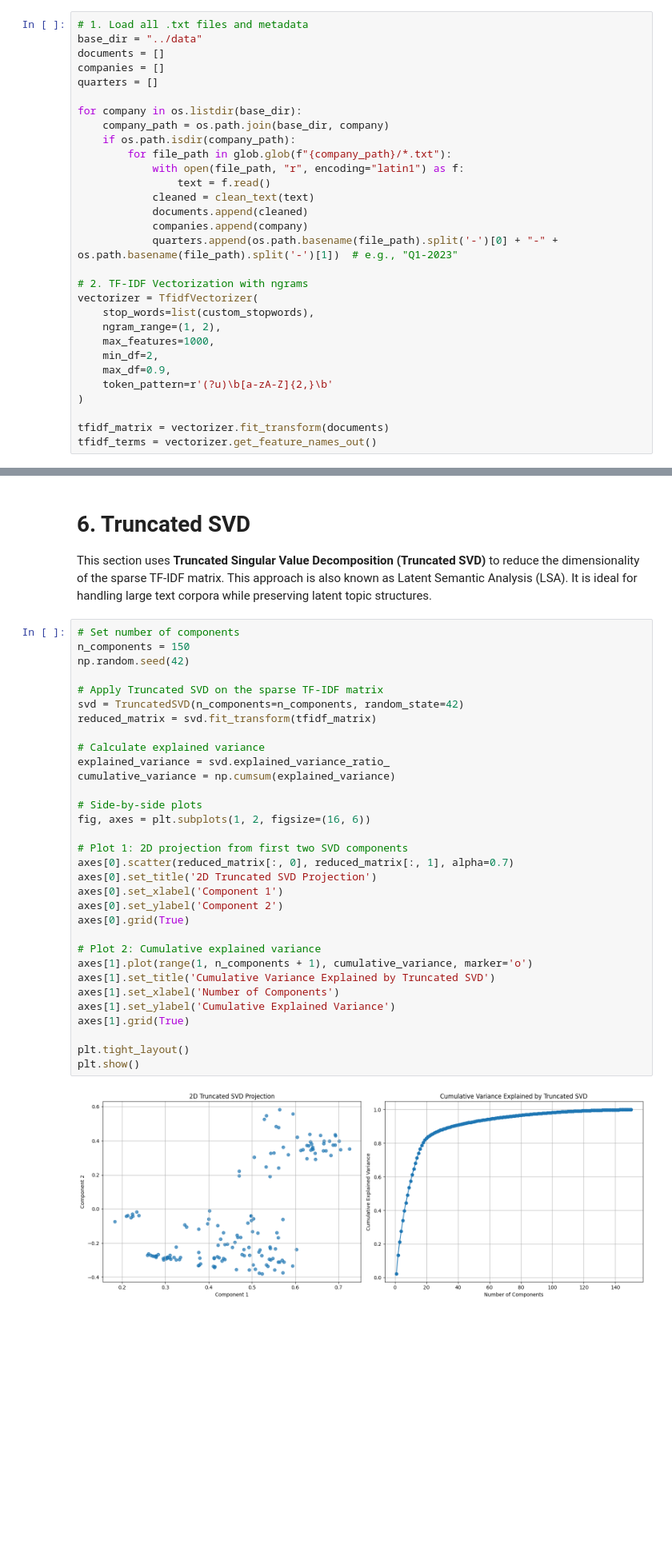
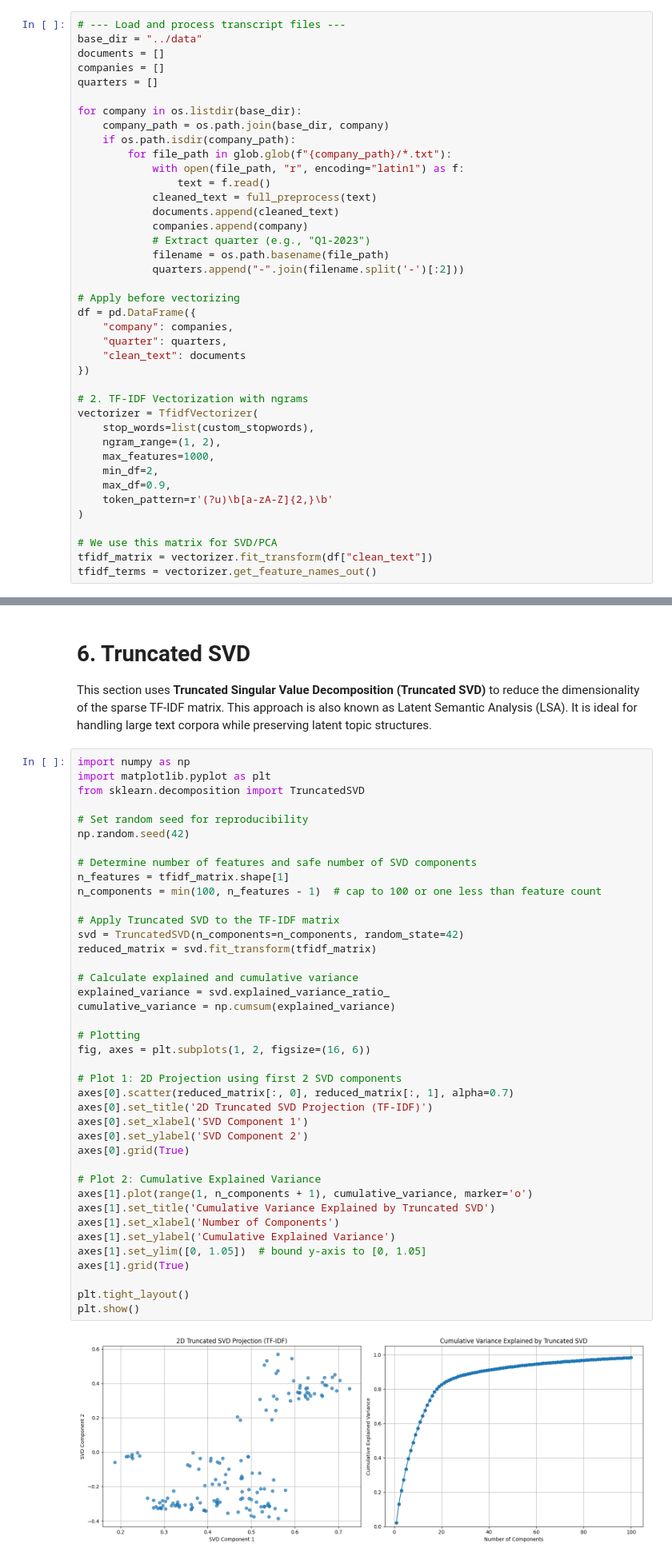
Before and after one commit to sahn1998/EarningsTranscripts-NLP, a Jupyter notebook: notebooks/data_preprocess_1.ipynb, the cells around one changed output, grey strips where cells are left out. Shown at 80% size. Saved outputs shown, nothing was run; the diff lists cells and outputs as text; blank space fills up the shorter version.

```diff
--- a/notebooks/data_preprocess_1.ipynb
+++ b/notebooks/data_preprocess_1.ipynb
@@ -228,7 +253,7 @@ def clean_text(text):
 # %% [markdown]
 # 4. Load Data
 # %%
-# 1. Load all .txt files and metadata
+# --- Load and process transcript files ---
 base_dir = "../data"
 documents = []
 companies = []
@@ -240,10 +265,19 @@ for company in os.listdir(base_dir):
         for file_path in glob.glob(f"{company_path}/*.txt"):
             with open(file_path, "r", encoding="latin1") as f:
                 text = f.read()
-            cleaned = clean_text(text)
-            documents.append(cleaned)
+            cleaned_text = full_preprocess(text)
+            documents.append(cleaned_text)
             companies.append(company)
-            quarters.append(os.path.basename(file_path).split('-')[0] + "-" + os.path.basename(file_path).split('-')[1])  # e.g., "Q1-2023"
+            # Extract quarter (e.g., "Q1-2023")
+            filename = os.path.basename(file_path)
+            quarters.append("-".join(filename.split('-')[:2]))
+
+# Apply before vectorizing
+df = pd.DataFrame({
+    "company": companies,
+    "quarter": quarters,
+    "clean_text": documents
+})
 
 # 2. TF-IDF Vectorization with ngrams
 vectorizer = TfidfVectorizer(
@@ -255,5 +289,6 @@ vectorizer = TfidfVectorizer(
     token_pattern=r'(?u)\b[a-zA-Z]{2,}\b'
 )
 
-tfidf_matrix = vectorizer.fit_transform(documents)
+# We use this matrix for SVD/PCA
+tfidf_matrix = vectorizer.fit_transform(df["clean_text"])
 tfidf_terms = vectorizer.get_feature_names_out()
@@ -305,37 +366,45 @@ plt.show()
 # 6. Truncated SVD
 This section uses **Truncated Singular Value Decomposition (Truncated SVD)** to reduce the dimensionality of the sparse TF-IDF matrix. This approach is also known as Latent Semantic Analysis (LSA). It is ideal for handling large text corpora while preserving latent topic structures.
 # %%
-# Set number of components
-n_components = 150
+import numpy as np
+import matplotlib.pyplot as plt
+from sklearn.decomposition import TruncatedSVD
+
+# Set random seed for reproducibility
 np.random.seed(42)
 
-# Apply Truncated SVD on the sparse TF-IDF matrix
+# Determine number of features and safe number of SVD components
+n_features = tfidf_matrix.shape[1]
+n_components = min(100, n_features - 1)  # cap to 100 or one less than feature count
+
+# Apply Truncated SVD to the TF-IDF matrix
 svd = TruncatedSVD(n_components=n_components, random_state=42)
 reduced_matrix = svd.fit_transform(tfidf_matrix)
 
-# Calculate explained variance
+# Calculate explained and cumulative variance
 explained_variance = svd.explained_variance_ratio_
 cumulative_variance = np.cumsum(explained_variance)
 
-# Side-by-side plots
+# Plotting
 fig, axes = plt.subplots(1, 2, figsize=(16, 6))
 
-# Plot 1: 2D projection from first two SVD components
+# Plot 1: 2D Projection using first 2 SVD components
 axes[0].scatter(reduced_matrix[:, 0], reduced_matrix[:, 1], alpha=0.7)
-axes[0].set_title('2D Truncated SVD Projection')
-axes[0].set_xlabel('Component 1')
-axes[0].set_ylabel('Component 2')
+axes[0].set_title('2D Truncated SVD Projection (TF-IDF)')
+axes[0].set_xlabel('SVD Component 1')
+axes[0].set_ylabel('SVD Component 2')
 axes[0].grid(True)
 
-# Plot 2: Cumulative explained variance
+# Plot 2: Cumulative Explained Variance
 axes[1].plot(range(1, n_components + 1), cumulative_variance, marker='o')
 axes[1].set_title('Cumulative Variance Explained by Truncated SVD')
 axes[1].set_xlabel('Number of Components')
 axes[1].set_ylabel('Cumulative Explained Variance')
+axes[1].set_ylim([0, 1.05])  # bound y-axis to [0, 1.05]
 axes[1].grid(True)
 
 plt.tight_layout()
 plt.show()
 # %% [output]
-[figure, old version]
+[figure, new version]
 # %% [markdown]
```
Also changed, not shown: parts of 15 cells of this notebook, 2 other files.
